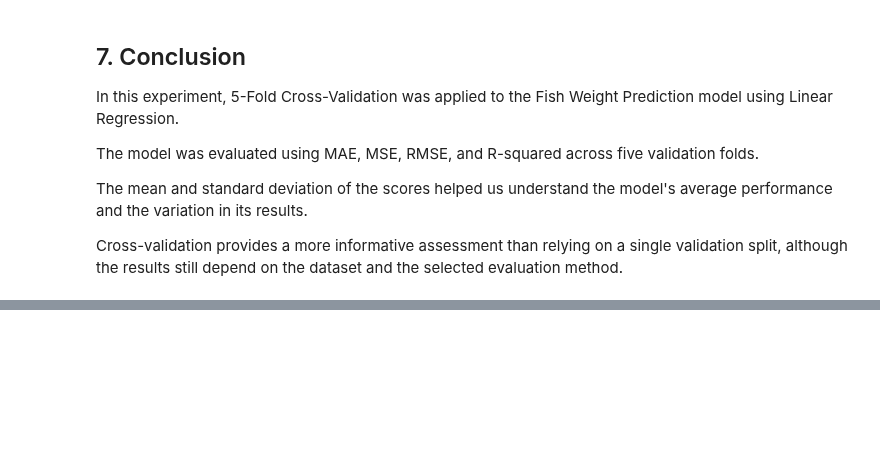
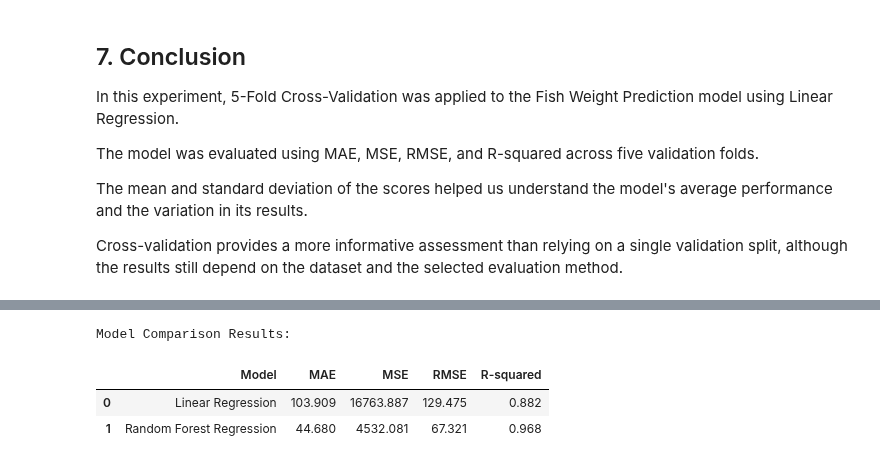
Before and after one commit to abhipsa29-cloud/Fish-Weight-Prediction, a Jupyter notebook: Fish_Weight_Prediction.ipynb, the cells around one changed output, grey strips where cells are left out. Drawn from its saved outputs; the diff is of its cells as text; code cells hidden in the pictures; blank space fills up the shorter version.

```diff
--- a/Fish_Weight_Prediction.ipynb
+++ b/Fish_Weight_Prediction.ipynb
@@ -4168,0 +4269,18 @@ the dataset and the selected evaluation method.
+# %%
+# Model 1: Linear Regression
+linear_model = LinearRegression()
+linear_model.fit(X_train, y_train)
+
+linear_predictions = linear_model.predict(X_test)
+
+# Model 2: Random Forest Regression
+random_forest_model = RandomForestRegressor(
+    n_estimators=100,
+    random_state=42
+)
+
+random_forest_model.fit(X_train, y_train)
+
+rf_predictions = random_forest_model.predict(X_test)
+
+print("Both models trained successfully!")
@@ -4168,0 +4305,28 @@ the dataset and the selected evaluation method.
+# %%
+# Evaluate Linear Regression
+linear_mae = mean_absolute_error(y_test, linear_predictions)
+linear_mse = mean_squared_error(y_test, linear_predictions)
+linear_rmse = np.sqrt(linear_mse)
+linear_r2 = r2_score(y_test, linear_predictions)
+
+# Evaluate Random Forest Regression
+rf_mae = mean_absolute_error(y_test, rf_predictions)
+rf_mse = mean_squared_error(y_test, rf_predictions)
+rf_rmse = np.sqrt(rf_mse)
+rf_r2 = r2_score(y_test, rf_predictions)
+
+comparison_df = pd.DataFrame({
+    "Model": ["Linear Regression", "Random Forest Regression"],
+    "MAE": [linear_mae, rf_mae],
+    "MSE": [linear_mse, rf_mse],
+    "RMSE": [linear_rmse, rf_rmse],
+    "R-squared": [linear_r2, rf_r2]
+})
+
+print("Model Comparison Results:")
+display(comparison_df.round(3))
+# %% [output]
+Model Comparison Results:
+|  | Model | MAE | MSE | RMSE | R-squared |
+| 0 | Linear Regression | 103.909 | 16763.887 | 129.475 | 0.882 |
+| 1 | Random Forest Regression | 44.680 | 4532.081 | 67.321 | 0.968 |
```
Also changed, not shown: parts of 15 cells of this notebook.
